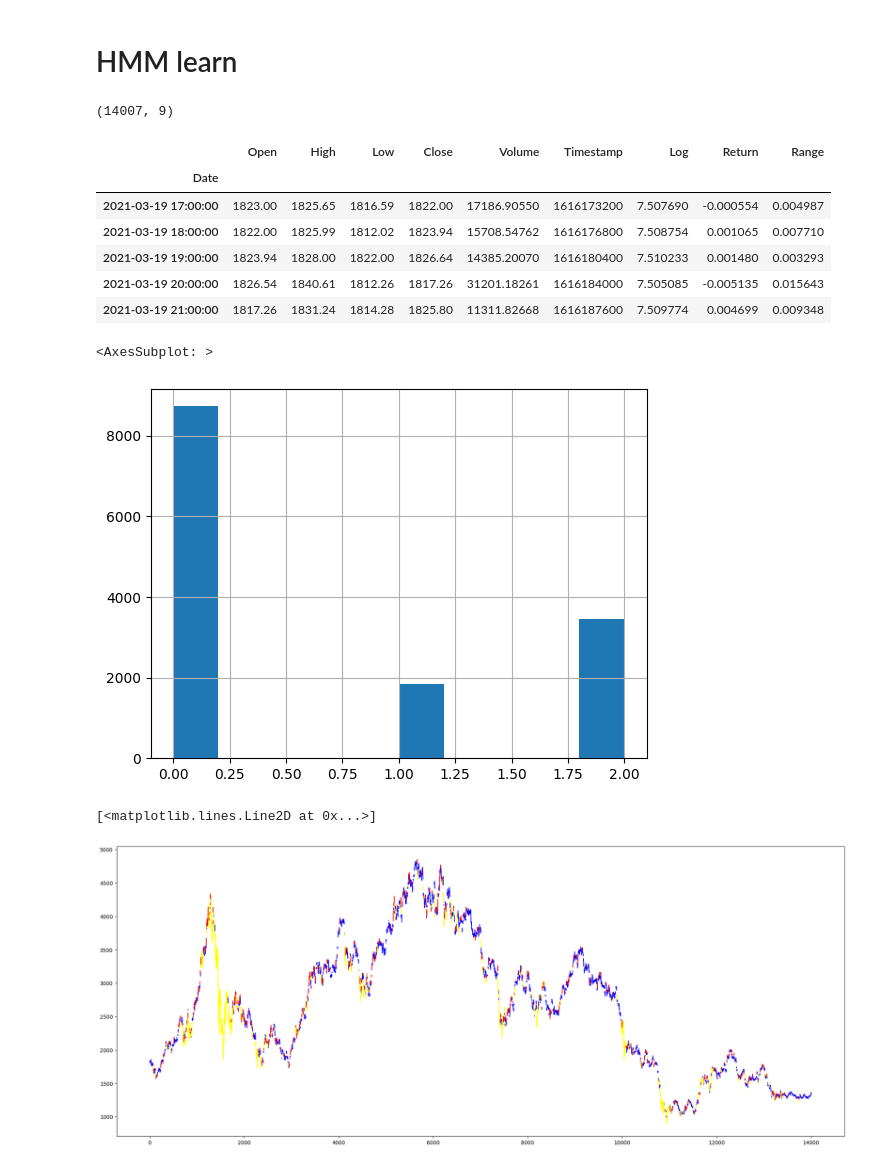
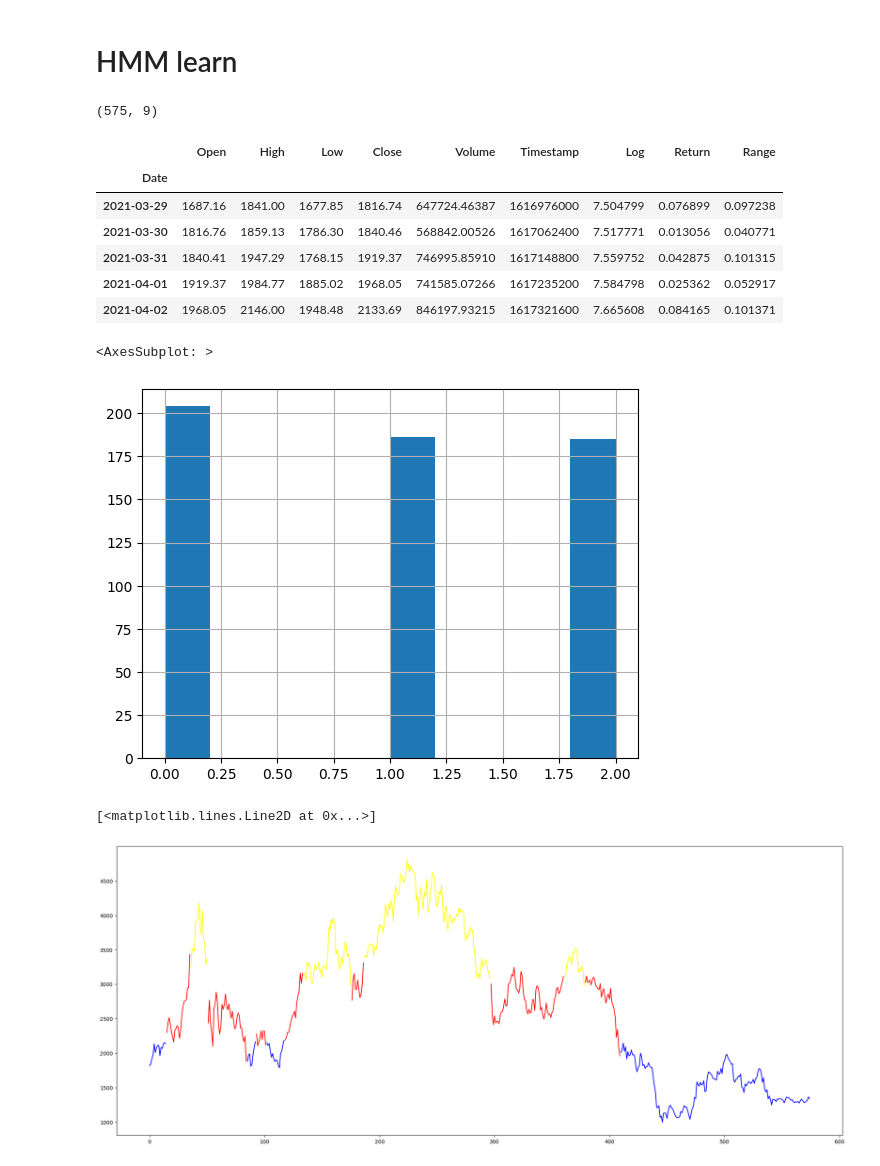
Before and after one commit to webclinic017/Trading-sandbox, a Jupyter notebook: 29_Markov_Regime.ipynb, the cells around one changed output. Cells and saved outputs as stored; diff of their text form; code cells hidden in the pictures.

```diff
--- a/29_Markov_Regime.ipynb
+++ b/29_Markov_Regime.ipynb
@@ -51,7 +51,7 @@ plt.legend()
 # HMM learn
 # %%
 SYMBOL= 'ETH'
-df =loadFromDB(SYMBOL,'1h').iloc[7000:]
+df =loadFromDB(SYMBOL,'1d').iloc[300:]
 df['Log'] = np.log(df['Close'])
 df['Return'] = df['Close'].pct_change()
 df['Range'] = (df['High'] / df['Low']) - 1
@@ -60,28 +60,29 @@ df.dropna(inplace=True)
 print(df.shape)
 df.head()
 # %% [output]
-(14007, 9)
+(575, 9)
 |  | Open | High | Low | Close | Volume | Timestamp | Log | Return | Range |
 | Date |  |  |  |  |  |  |  |  |  |
-| 2021-03-19 17:00:00 | 1823.00 | 1825.65 | 1816.59 | 1822.00 | 17186.90550 | 1616173200 | 7.507690 | -0.000554 | 0.004987 |
-| 2021-03-19 18:00:00 | 1822.00 | 1825.99 | 1812.02 | 1823.94 | 15708.54762 | 1616176800 | 7.508754 | 0.001065 | 0.007710 |
-| 2021-03-19 19:00:00 | 1823.94 | 1828.00 | 1822.00 | 1826.64 | 14385.20070 | 1616180400 | 7.510233 | 0.001480 | 0.003293 |
-| 2021-03-19 20:00:00 | 1826.54 | 1840.61 | 1812.26 | 1817.26 | 31201.18261 | 1616184000 | 7.505085 | -0.005135 | 0.015643 |
-| 2021-03-19 21:00:00 | 1817.26 | 1831.24 | 1814.28 | 1825.80 | 11311.82668 | 1616187600 | 7.509774 | 0.004699 | 0.009348 |
+| 2021-03-29 | 1687.16 | 1841.00 | 1677.85 | 1816.74 | 647724.46387 | 1616976000 | 7.504799 | 0.076899 | 0.097238 |
+| 2021-03-30 | 1816.76 | 1859.13 | 1786.30 | 1840.46 | 568842.00526 | 1617062400 | 7.517771 | 0.013056 | 0.040771 |
+| 2021-03-31 | 1840.41 | 1947.29 | 1768.15 | 1919.37 | 746995.85910 | 1617148800 | 7.559752 | 0.042875 | 0.101315 |
+| 2021-04-01 | 1919.37 | 1984.77 | 1885.02 | 1968.05 | 741585.07266 | 1617235200 | 7.584798 | 0.025362 | 0.052917 |
+| 2021-04-02 | 1968.05 | 2146.00 | 1948.48 | 2133.69 | 846197.93215 | 1617321600 | 7.665608 | 0.084165 | 0.101371 |
 # %%
-data = df[['Return', 'Range']]
-model = hmm.GaussianHMM(n_components=3, covariance_type='full')
+data = df[['Open','Close','Return', 'Range','Log']]
+model = hmm.GaussianHMM(n_components=3 ,covariance_type='full')
 model.fit(data)
 model.score(data)
 
 states = model.predict(data)
 
 pd.Series(states).hist()
 # %% [output]
 <AxesSubplot: >
-[figure, old version]
+[figure, new version]
 # %%
 import matplotlib.pyplot as plt
+#state1,state2 = [],[]
 state1,state2,state3 = [],[],[]
 i = 0
 for state in states:
@@ -100,8 +101,8 @@ for state in states:
   i += 1
 plt.figure(figsize=(25,10))
 plt.plot(state1,color='blue')
-plt.plot(state2,color='yellow')
-plt.plot(state3,color='red')
+plt.plot(state2,color='red')
+plt.plot(state3,color='yellow')
 # %% [output]
 [<matplotlib.lines.Line2D at 0x...>]
-[figure, old version]
+[figure, new version]
```
Also changed, not shown: 9 other files.
